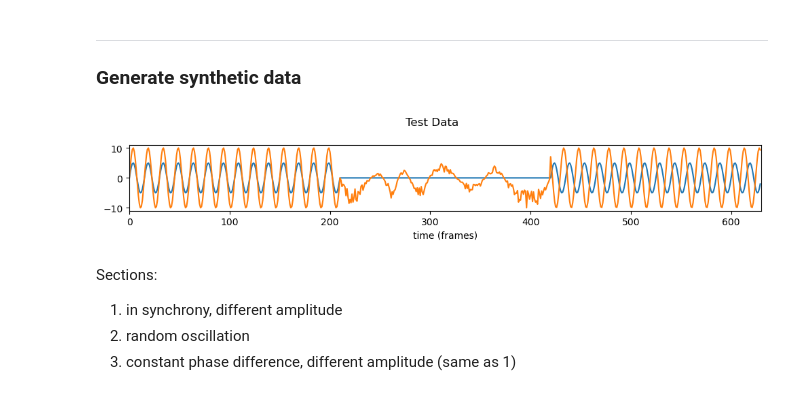
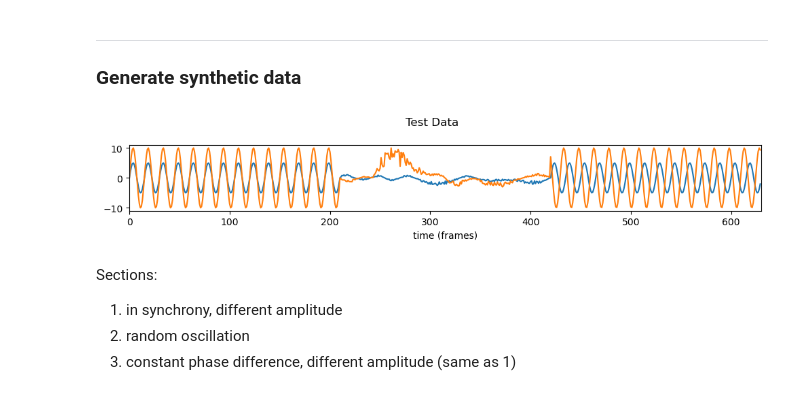
Before and after one commit to juigmend/python-miscellaneous, a Jupyter notebook: WCT_DEMO.ipynb, the cells around one changed output. Saved outputs shown, nothing was run; the diff lists cells and outputs as text; code cells hidden in the pictures.

```diff
--- a/WCT_DEMO.ipynb
+++ b/WCT_DEMO.ipynb
@@ -147,35 +147,35 @@ def testdata(*args,**kwargs):
 # %%
 bl_freq = 2 # <--- baseline frequency (Hz)
 
 testdata_vars = { 'fps':30,'durations_sections':[7,7,7], 'n_points':2,'n_axes':1 }
 testdata_vars['total_duration'] = sum(testdata_vars['durations_sections']) * testdata_vars['fps']
 testdata_vars['point_vars'] = np.empty(( len(testdata_vars['durations_sections']),
                                          testdata_vars['n_points'], testdata_vars['n_axes'],6 ))
 
 # vars = frequency, phase_shift, amplitude, vertical_offset, irregularity, noise_strength
 # section 0:
 testdata_vars['point_vars'][0,0,0] = 1, 0,   10, 0, 0, 0
 testdata_vars['point_vars'][0,1,0] = 1, 0,   20, 0, 0, 0
 # section 1:
-testdata_vars['point_vars'][1,0,0] = 1, 0.2, 0, 0, 0.75, 0.5
+testdata_vars['point_vars'][1,0,0] = 1, 0.2,  5, 0, 0.72, 0.5
 testdata_vars['point_vars'][1,1,0] = 1, 0.7, 20, 0, 0.78, 0.5
 # section 2:
 testdata_vars['point_vars'][2,0,0] = 1, 0,         10, 0, 0, 0
 testdata_vars['point_vars'][2,1,0] = 1, 3*np.pi/2, 20, 0, 0, 0
 
 testdata_vars['point_vars'][[0,2],...,0] = bl_freq
 
 test_data_0 = testdata(testdata_vars)
 
 plt.figure(figsize=(10,2))
 for s in test_data_0[:,0,:]:
     plt.plot(s)
     plt.xlim((0,testdata_vars['total_duration']))
 plt.xlabel('time (frames)')
 plt.suptitle('Test Data')
 plt.tight_layout();
 # %% [output]
-[figure, old version]
+[figure, new version]
 # %% [markdown]
 Sections:
 1. in synchrony, different amplitude
```
Also changed, not shown: parts of 3 cells of this notebook.
